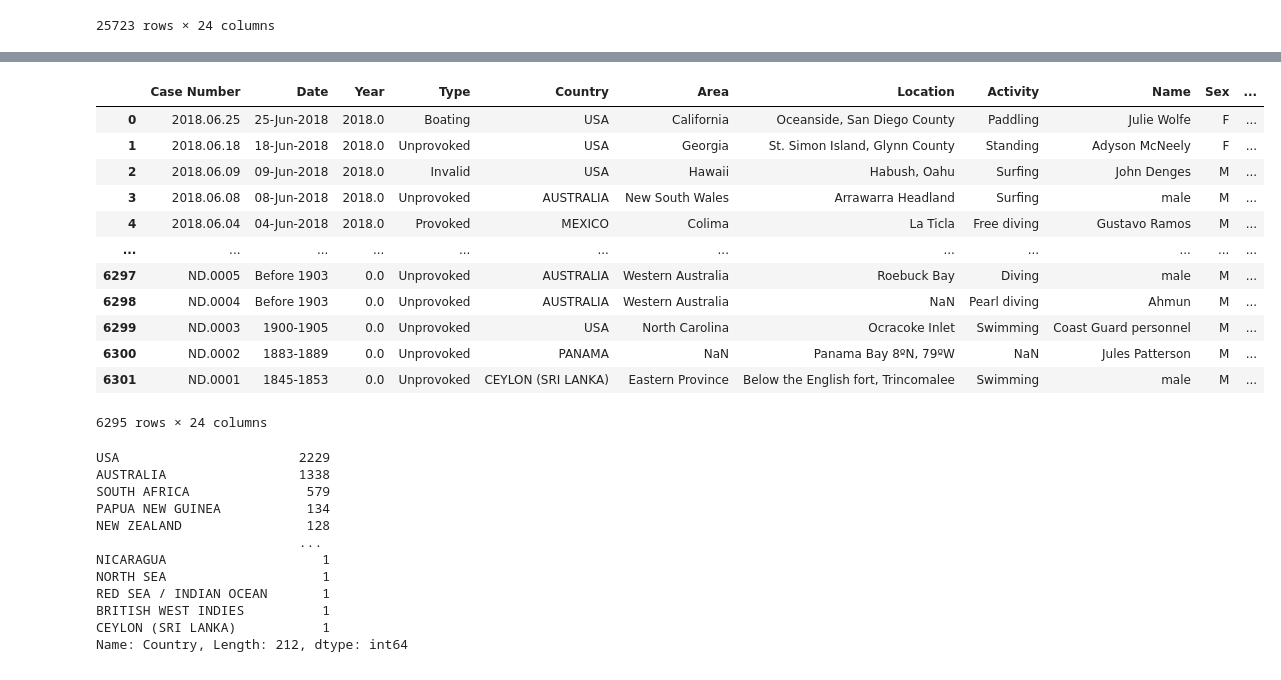
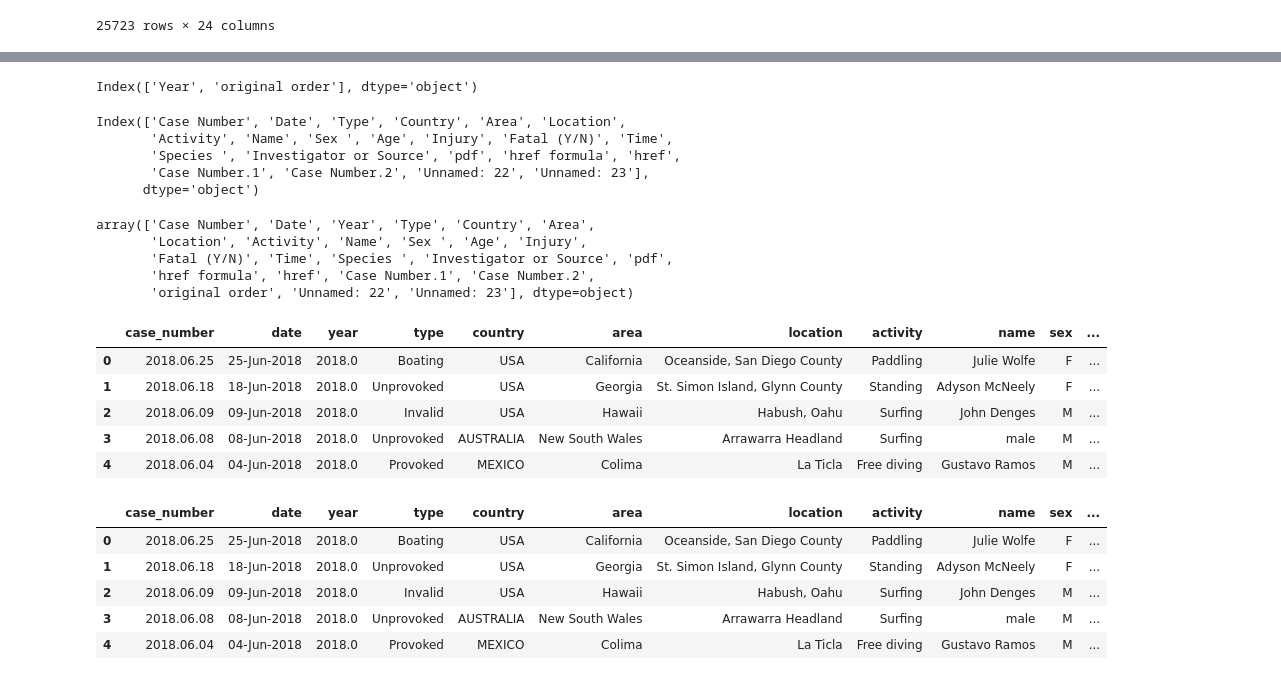
Before and after one commit to OrianAmpuero/CLEAN-PROJECT, a Jupyter notebook: PROJECT_SHARK.ipynb, the cells around one changed output, grey strips where cells are left out. Cells and saved outputs as stored; diff of their text form; code cells hidden in the pictures.

```diff
--- a/PROJECT_SHARK.ipynb
+++ b/PROJECT_SHARK.ipynb
@@ -120,36 +125,58 @@ dtype: int64
+# %%
+# conocer las columnas numericas
+
+nume_df=df_shark.select_dtypes(exclude='object')
+nume_df.columns
+# %% [output]
+Index(['Year', 'original order'], dtype='object')
+# %%
+# conocer las columnas categoricas
+
+cate_df=df_shark.select_dtypes(include='object')
+cate_df.columns
+# %% [output]
+Index(['Case Number', 'Date', 'Type', 'Country', 'Area', 'Location',
+       'Activity', 'Name', 'Sex ', 'Age', 'Injury', 'Fatal (Y/N)', 'Time',
+       'Species ', 'Investigator or Source', 'pdf', 'href formula', 'href',
+       'Case Number.1', 'Case Number.2', 'Unnamed: 22', 'Unnamed: 23'],
+      dtype='object')
+# %%
+# crear lista con nombres actuales de las columnas
+
+name_columns= df_shark.columns.values
+name_columns
+# %% [output]
+array(['Case Number', 'Date', 'Year', 'Type', 'Country', 'Area',
+       'Location', 'Activity', 'Name', 'Sex ', 'Age', 'Injury',
+       'Fatal (Y/N)', 'Time', 'Species ', 'Investigator or Source', 'pdf',
+       'href formula', 'href', 'Case Number.1', 'Case Number.2',
+       'original order', 'Unnamed: 22', 'Unnamed: 23'], dtype=object)
+# %%
+# renombrar las columnas
+
+df_shark= df_shark.rename(columns={'Case Number': 'case_number', 'Date': 'date', 'Year': 'year', 'Type': 'type', 'Country': 'country', 'Area': 'area',
+       'Location': 'location', 'Activity': 'activity', 'Name': 'name', 'Sex ': 'sex', 'Age': 'age', 'Injury': 'injury',
+       'Fatal (Y/N)': 'fatal_YN', 'Time': 'time', 'Species ': 'species', 'Investigator or Source': 'investigator_or_source', 'pdf': 'pdf',
+       'href formula': 'href_formula', 'href': 'href', 'Case Number.1': 'case1', 'Case Number.2': 'case2',
+       'original order': 'original_order', 'Unnamed: 22': 'unname22', 'Unnamed: 23': 'unname23'})
+
+df_shark.head()
+# %% [output]
+|  | case_number | date | year | type | country | area | location | activity | name | sex | ... |
+| 0 | 2018.06.25 | 25-Jun-2018 | 2018.0 | Boating | USA | California | Oceanside, San Diego County | Paddling | Julie Wolfe | F | ... |
+| 1 | 2018.06.18 | 18-Jun-2018 | 2018.0 | Unprovoked | USA | Georgia | St. Simon Island, Glynn County | Standing | Adyson McNeely | F | ... |
+| 2 | 2018.06.09 | 09-Jun-2018 | 2018.0 | Invalid | USA | Hawaii | Habush, Oahu | Surfing | John Denges | M | ... |
+| 3 | 2018.06.08 | 08-Jun-2018 | 2018.0 | Unprovoked | AUSTRALIA | New South Wales | Arrawarra Headland | Surfing | male | M | ... |
+| 4 | 2018.06.04 | 04-Jun-2018 | 2018.0 | Provoked | MEXICO | Colima | La Ticla | Free diving | Gustavo Ramos | M | ... |
 # %%
-# se eliminan las filas con más de 20 columnas con valores nulos
+# se eliminan las filas de más de 20 columnas con valores nulos
 
 df_shark = df_shark[df_shark.isnull().sum(axis=1) < 10]
-df_shark
+df_shark.head()
 # %% [output]
-|  | Case Number | Date | Year | Type | Country | Area | Location | Activity | Name | Sex | ... |
+|  | case_number | date | year | type | country | area | location | activity | name | sex | ... |
 | 0 | 2018.06.25 | 25-Jun-2018 | 2018.0 | Boating | USA | California | Oceanside, San Diego County | Paddling | Julie Wolfe | F | ... |
 | 1 | 2018.06.18 | 18-Jun-2018 | 2018.0 | Unprovoked | USA | Georgia | St. Simon Island, Glynn County | Standing | Adyson McNeely | F | ... |
 | 2 | 2018.06.09 | 09-Jun-2018 | 2018.0 | Invalid | USA | Hawaii | Habush, Oahu | Surfing | John Denges | M | ... |
 | 3 | 2018.06.08 | 08-Jun-2018 | 2018.0 | Unprovoked | AUSTRALIA | New South Wales | Arrawarra Headland | Surfing | male | M | ... |
 | 4 | 2018.06.04 | 04-Jun-2018 | 2018.0 | Provoked | MEXICO | Colima | La Ticla | Free diving | Gustavo Ramos | M | ... |
-| ... | ... | ... | ... | ... | ... | ... | ... | ... | ... | ... | ... |
-| 6297 | ND.0005 | Before 1903 | 0.0 | Unprovoked | AUSTRALIA | Western Australia | Roebuck Bay | Diving | male | M | ... |
-| 6298 | ND.0004 | Before 1903 | 0.0 | Unprovoked | AUSTRALIA | Western Australia | NaN | Pearl diving | Ahmun | M | ... |
-| 6299 | ND.0003 | 1900-1905 | 0.0 | Unprovoked | USA | North Carolina | Ocracoke Inlet | Swimming | Coast Guard personnel | M | ... |
-| 6300 | ND.0002 | 1883-1889 | 0.0 | Unprovoked | PANAMA | NaN | Panama Bay 8ºN, 79ºW | NaN | Jules Patterson | M | ... |
-| 6301 | ND.0001 | 1845-1853 | 0.0 | Unprovoked | CEYLON (SRI LANKA) | Eastern Province | Below the English fort, Trincomalee | Swimming | male | M | ... |
-6295 rows × 24 columns
-# %%
-# conocer las ciudades con mas casos de ataques
-
-df_shark.Country.value_counts()
-# %% [output]
-USA                       2229
-AUSTRALIA                 1338
-SOUTH AFRICA               579
-PAPUA NEW GUINEA           134
-NEW ZEALAND                128
-                          ...
-NICARAGUA                    1
-NORTH SEA                    1
-RED SEA / INDIAN OCEAN       1
-BRITISH WEST INDIES          1
-CEYLON (SRI LANKA)           1
-Name: Country, Length: 212, dtype: int64
```
Also changed, not shown: parts of 17 cells of this notebook.
